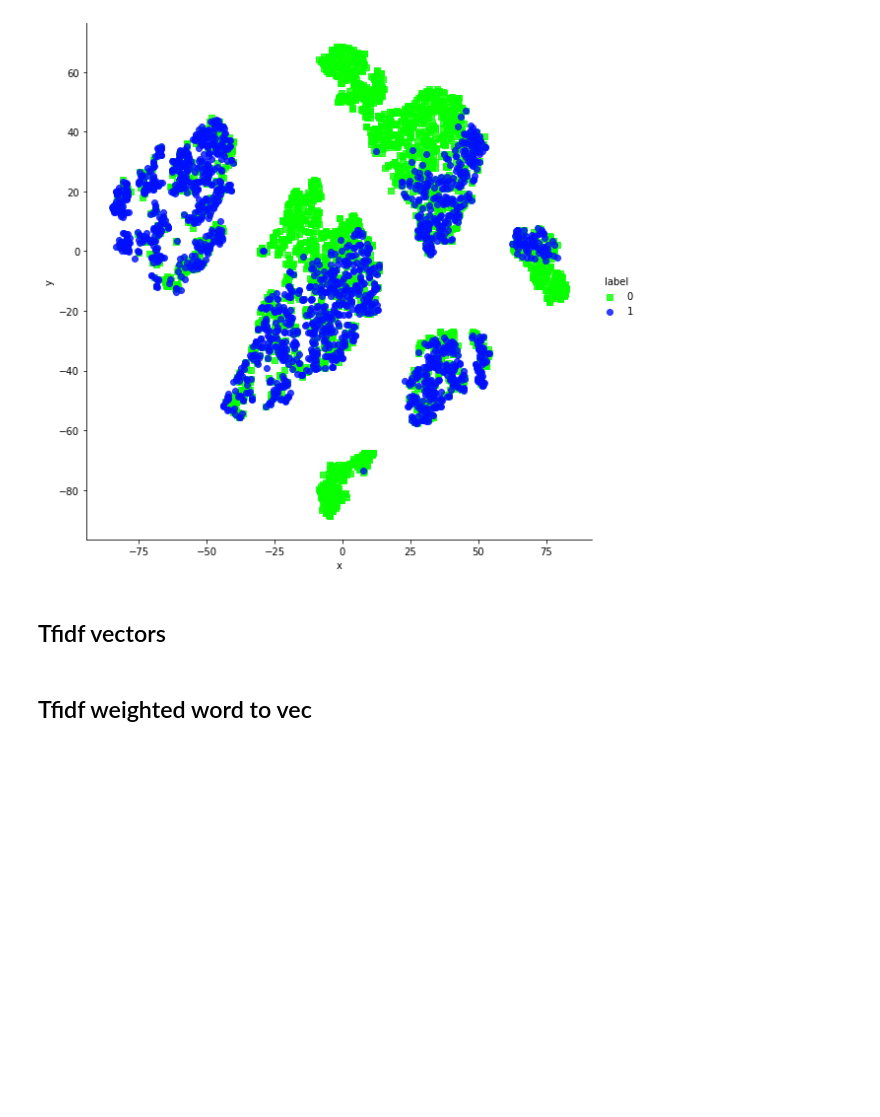
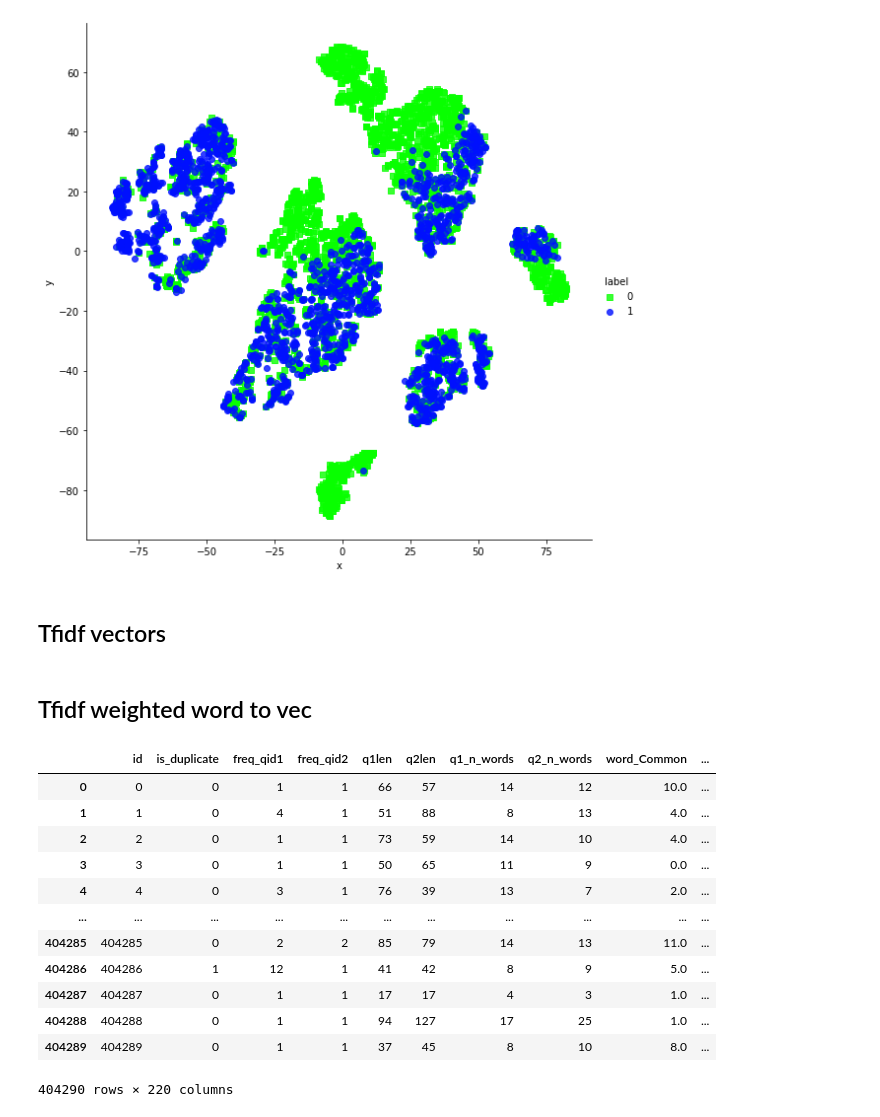
Before and after one commit to Nilavan/Quora-question-pairs, a Jupyter notebook: Feature_engineering.ipynb, the cells around one changed output. Saved outputs shown, nothing was run; the diff lists cells and outputs as text; code cells hidden in the pictures; blank space fills up the shorter version.

```diff
--- a/Feature_engineering.ipynb
+++ b/Feature_engineering.ipynb
@@ -421,0 +422,16 @@ result_w2v.to_csv('final_features_idf_w2v.csv')
+# %%
+pd.read_csv('final_features_idf_w2v.csv')
+# %% [output]
+|  | id | is_duplicate | freq_qid1 | freq_qid2 | q1len | q2len | q1_n_words | q2_n_words | word_Common | ... |
+| 0 | 0 | 0 | 1 | 1 | 66 | 57 | 14 | 12 | 10.0 | ... |
+| 1 | 1 | 0 | 4 | 1 | 51 | 88 | 8 | 13 | 4.0 | ... |
+| 2 | 2 | 0 | 1 | 1 | 73 | 59 | 14 | 10 | 4.0 | ... |
+| 3 | 3 | 0 | 1 | 1 | 50 | 65 | 11 | 9 | 0.0 | ... |
+| 4 | 4 | 0 | 3 | 1 | 76 | 39 | 13 | 7 | 2.0 | ... |
+| ... | ... | ... | ... | ... | ... | ... | ... | ... | ... | ... |
+| 404285 | 404285 | 0 | 2 | 2 | 85 | 79 | 14 | 13 | 11.0 | ... |
+| 404286 | 404286 | 1 | 12 | 1 | 41 | 42 | 8 | 9 | 5.0 | ... |
+| 404287 | 404287 | 0 | 1 | 1 | 17 | 17 | 4 | 3 | 1.0 | ... |
+| 404288 | 404288 | 0 | 1 | 1 | 94 | 127 | 17 | 25 | 1.0 | ... |
+| 404289 | 404289 | 0 | 1 | 1 | 37 | 45 | 8 | 10 | 8.0 | ... |
+404290 rows × 220 columns
```
Also changed, not shown: parts of 1 cell of this notebook, 1 other file.
